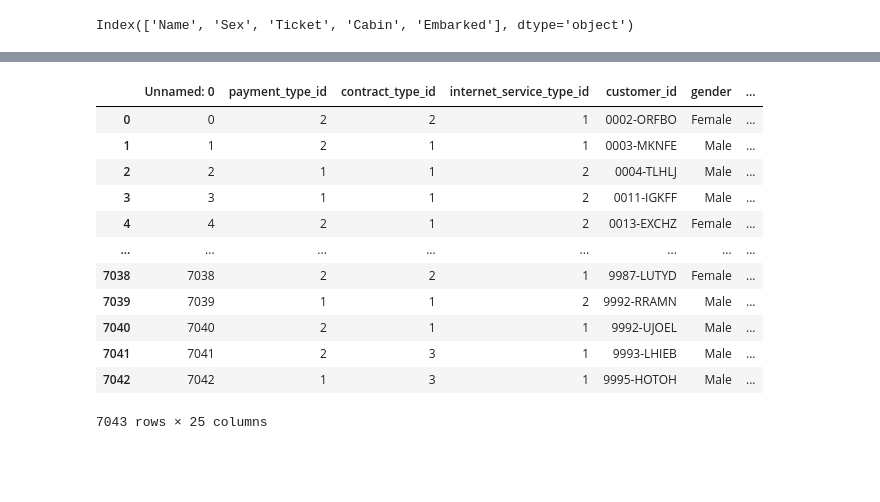
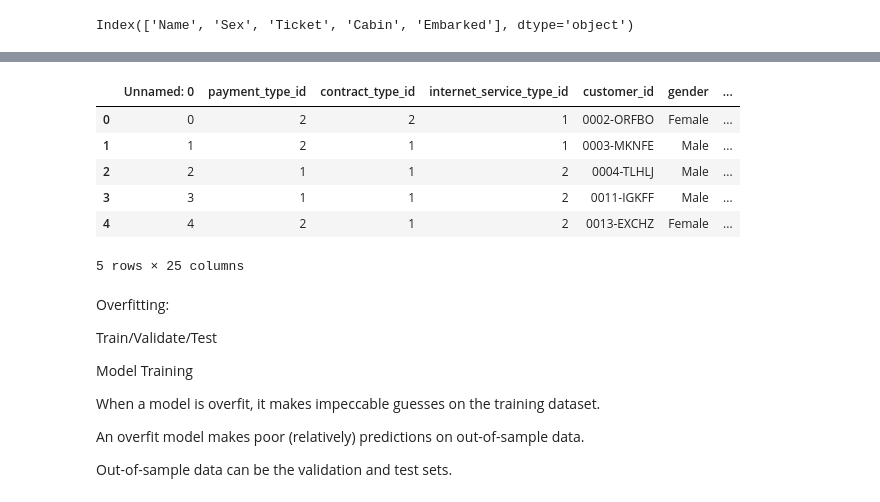
Before and after one commit to ihcrane/classification, a Jupyter notebook: classification.ipynb, the cells around one changed output, grey strips where cells are left out. Drawn from its saved outputs; the diff is of its cells as text; code cells hidden in the pictures; blank space fills up the shorter version.

```diff
--- a/classification.ipynb
+++ b/classification.ipynb
@@ -252,18 +234,12 @@ get_iris_data(get_connection)
 # %%
 from acquire import get_telco_data
 
-get_telco_data(get_connection)
+get_telco_data(get_connection).head()
 # %% [output]
 |  | Unnamed: 0 | payment_type_id | contract_type_id | internet_service_type_id | customer_id | gender | ... |
 | 0 | 0 | 2 | 2 | 1 | 0002-ORFBO | Female | ... |
 | 1 | 1 | 2 | 1 | 1 | 0003-MKNFE | Male | ... |
 | 2 | 2 | 1 | 1 | 2 | 0004-TLHLJ | Male | ... |
 | 3 | 3 | 1 | 1 | 2 | 0011-IGKFF | Male | ... |
 | 4 | 4 | 2 | 1 | 2 | 0013-EXCHZ | Female | ... |
-| ... | ... | ... | ... | ... | ... | ... | ... |
-| 7038 | 7038 | 2 | 2 | 1 | 9987-LUTYD | Female | ... |
-| 7039 | 7039 | 1 | 1 | 2 | 9992-RRAMN | Male | ... |
-| 7040 | 7040 | 2 | 1 | 1 | 9992-UJOEL | Male | ... |
-| 7041 | 7041 | 2 | 3 | 1 | 9993-LHIEB | Male | ... |
-| 7042 | 7042 | 1 | 3 | 1 | 9995-HOTOH | Male | ... |
-7043 rows × 25 columns
+5 rows × 25 columns
@@ -269,0 +253,12 @@ get_telco_data(get_connection)
+# %% [markdown]
+Overfitting:
+
+Train/Validate/Test
+
+Model Training
+
+When a model is overfit, it makes impeccable guesses on the training dataset.
+
+An overfit model makes poor (relatively) predictions on out-of-sample data.
+
+Out-of-sample data can be the validation and test sets.
```
Also changed, not shown: parts of 63 cells of this notebook, 2 other files.
